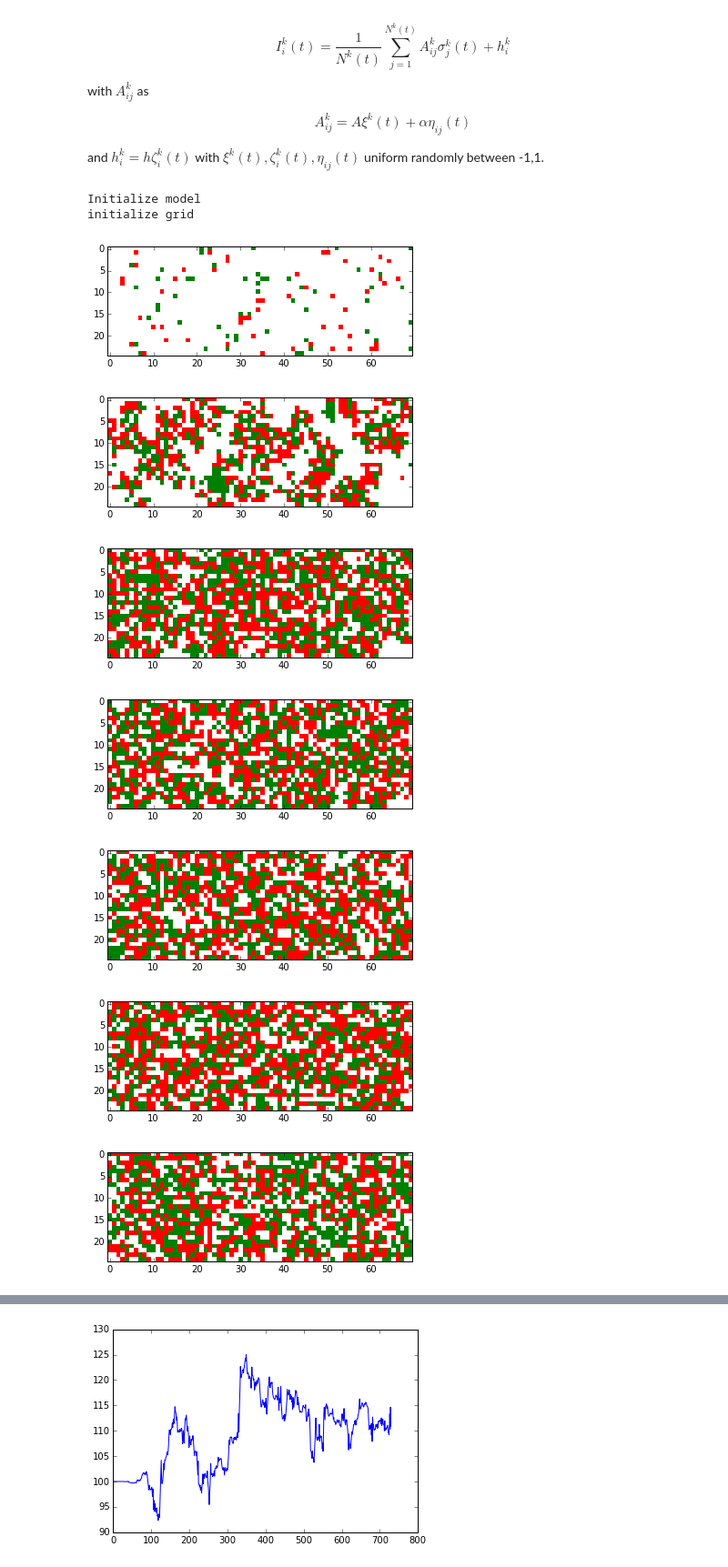
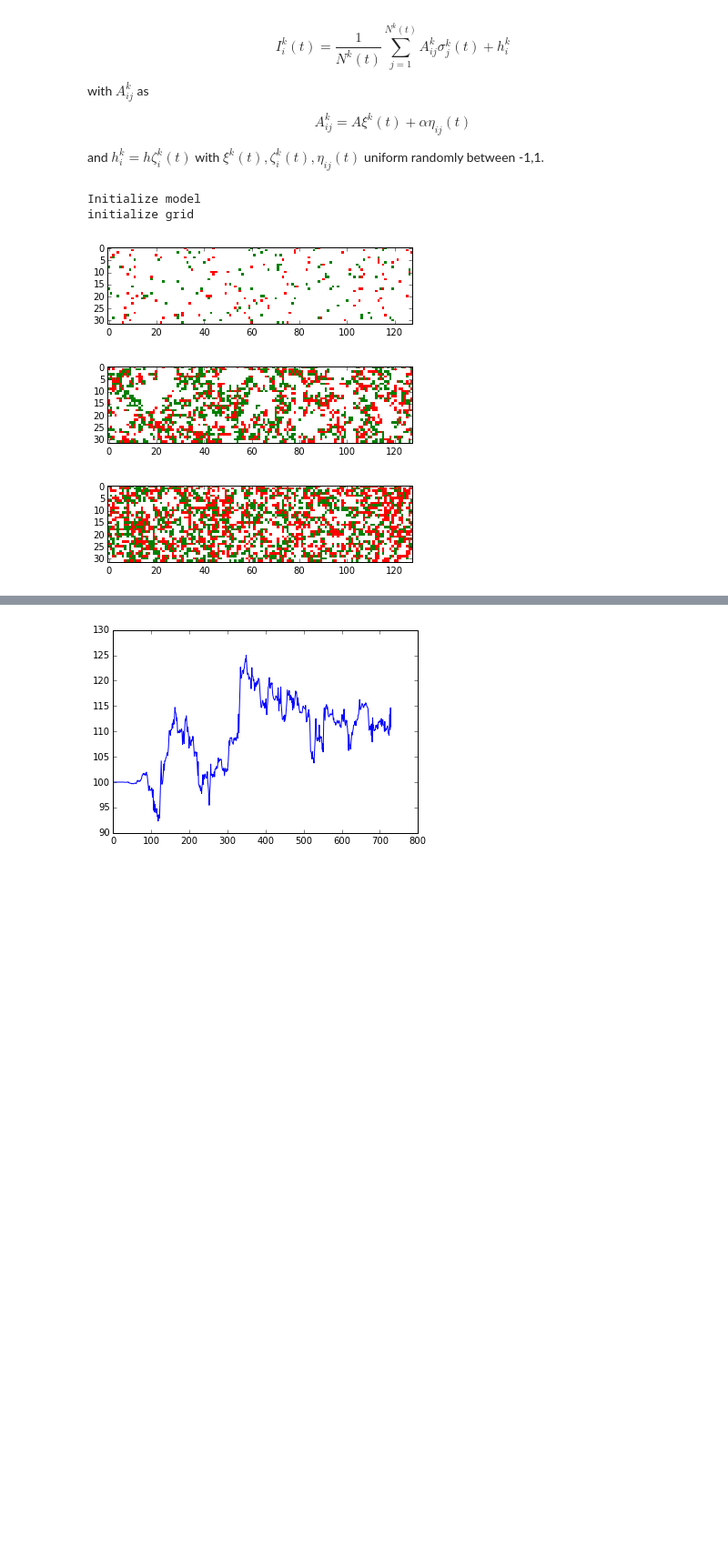
Before and after one commit to boersmamarcel/CAStocks, a Jupyter notebook: notebooks/CA stockprice-Marcel.ipynb, the cells around one changed output, grey strips where cells are left out. Shown at 91% size. Saved outputs shown, nothing was run; the diff lists cells and outputs as text; code cells hidden in the pictures; blank space fills up the shorter version.

Commit message:
add Periodic boundaries

```diff
--- a/notebooks/CA stockprice-Marcel.ipynb
+++ b/notebooks/CA stockprice-Marcel.ipynb
@@ -44,6 +44,8 @@ class CAStochastic(object):
 
     def __init__(self, p, width, height, pe, pd, ph, price):
         print "Initialize model"
+        self.width = width
+        self.height = height
         self.initializeGrid(p, width, height)
         self.pe = pe #enter probability
         self.pd = pd #diffuse probability
@@ -130,14 +132,13 @@ class CAStochastic(object):
 
 
     def doStep(self):
-        (width, height) = self.grid.shape # get grid shape
 
         self.nextGrid = self.grid.copy() #copy grid
         self.cluster, self.clusterSize, self.nClust, self.nClustOnes = self.calcCluster() # get cluster info
         self.xi = self.calcXi(self.nClust) #generate random numbers xi
 
-        for w in range(width): # loop grid, update grid
-            for h in range(height):
+        for w in range(self.width): # loop grid, update grid
+            for h in range(self.height):
                 self.doCellStep(w,h)
 
         self.grid = self.nextGrid
@@ -145,7 +146,6 @@ class CAStochastic(object):
 
     def doCellStep(self, i, j): # i -> width, j -> height coordinate
         cell = self.grid[i, j]
-        (w,h) = self.grid.shape
 
         if cell == 0:
             #random enter probability
@@ -154,16 +154,16 @@ class CAStochastic(object):
             if enter == 1:
                 self.nextGrid[i,j] = np.random.choice([1,-1], p=[0.5,0.5])
             else:
-                #activate by neighbors
-                # check edge cases
+                # activate by neighbors
+                # periodic boundaries
                 neighbours = 0
-                if i != 0 and abs(self.grid[i-1,j]) == 1:
+                if abs(self.grid[i-1,j]) == 1:
                     neighbours += 1
-                if j != 0 and abs(self.grid[i,j-1]) == 1:
+                if abs(self.grid[i,j-1]) == 1:
                     neighbours += 1
-                if i != w-1 and abs(self.grid[i+1,j]) == 1:
+                if abs(self.grid[(i+1)%self.width,j]) == 1:
                     neighbours += 1
-                if j != h-1 and abs(self.grid[i,j+1]) == 1:
+                if abs(self.grid[i,(j+1)%self.height]) == 1:
                     neighbours += 1
 
                 # all 1-pn, where pn is the probability that all neighbours do not activate
@@ -227,9 +227,9 @@ fig = plt.figure()
 %matplotlib inline
 
 initPrice = 100
-lx, ly = 25, 70
-model = CAStochastic(0.05, lx, ly, 0.0001, 0.05, 0.0485, initPrice)
-steps, nView = 1500, 30 # number of updates, number of viewings of the process
+lx, ly = 32, 128
+model = CAStochastic(0.05, lx, ly, 0.0001, 0.05, 0.0485/1.5, initPrice)
+steps, nView = 500, 5 # number of updates, number of viewings of the process
 
 # keep track of lists
 prices = [initPrice] # keep track of price fluctutations
@@ -276,55 +276,56 @@ for i in range(steps):
         plt.show()
 
 
-
+print "P(t) prices"
 plt.figure()
 plt.plot(prices)
 plt.show()
 
+
 fig = plt.figure()
 ax = fig.add_subplot(111)
 hist, bin_edges = np.histogram(model.clusterSize)
-print hist
-ax.scatter(np.arange(hist.size), hist)
+print "cluster size distribution", hist
+ax.plot(hist)
 ax.set_xscale('log')
 ax.set_yscale('log')
 plt.show()
 
+print "fraction active traders"
 plt.figure()
-plt.plot(activeTraders)
+plt.plot(activeTraders/(1.0*lx*ly))
 plt.show()
 
+print "normalized log returns"
 plt.figure()
 plt.plot(nLogReturns)
 plt.show()
 
 mu, sigma = np.mean(nLogReturns), np.std(nLogReturns)
 x = np.linspace(np.amin(nLogReturns),np.amax(nLogReturns),100)
 
+print "normalized log retrun distribution"
 plt.figure()
 plt.hist(nLogReturns, normed=1)
 plt.plot(x,mlab.normpdf(x,mu,sigma))
 plt.show()
 
-print "xs"
+print "x distribution"
 plt.figure()
 plt.hist(xs)
 plt.show()
 
 for lag in range(1,50): # array of correlation
     x_correlation = np.append(x_correlation, CalcXcorrelation(xs, lag) )
 x_correlation = x_correlation/x_correlation[0] # normalize to first entry
 
+print "x correlation"
 plt.figure()
 plt.plot(x_correlation)
 plt.show()
 # %% [output]
 Initialize model
 initialize grid
-[figure, old version]
+[figure, new version]
-[figure, old version]
+[figure, new version]
-[figure, old version]
+[figure, new version]
-[figure, removed]
-[figure, removed]
-[figure, removed]
-[figure, removed]
```
Also changed, not shown: parts of 1 cell of this notebook.
